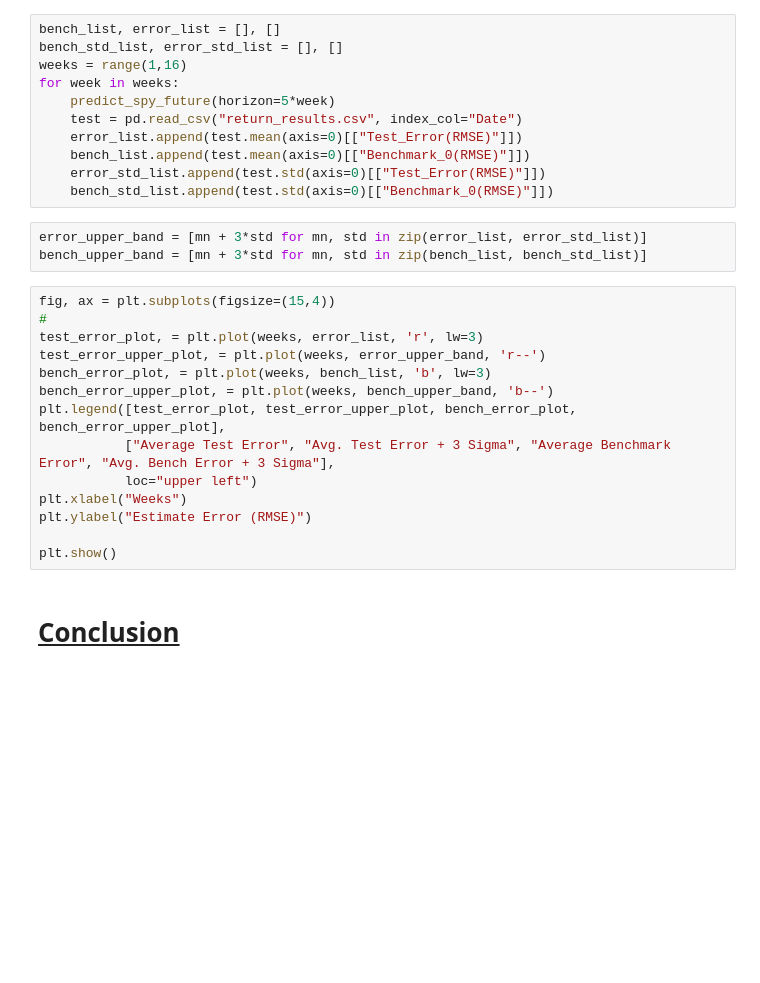
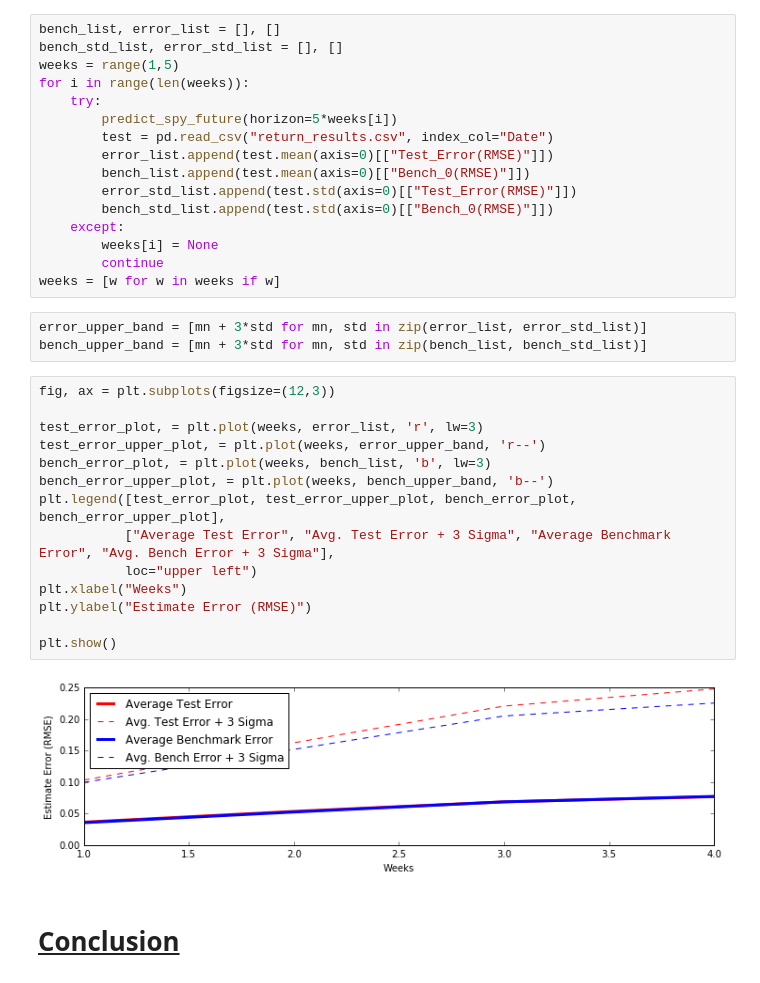
Before and after one commit to Seananigans/Finance, a Jupyter notebook: StockPredictor/FinalReport.ipynb, the cells around one changed output. Cells and saved outputs as stored; diff of their text form; blank space fills up the shorter version.

```diff
--- a/StockPredictor/FinalReport.ipynb
+++ b/StockPredictor/FinalReport.ipynb
@@ -565,31 +497,38 @@ The results, as shown below, are comparable to the benchmark over a number of we
 # %%
 bench_list, error_list = [], []
 bench_std_list, error_std_list = [], []
-weeks = range(1,16)
-for week in weeks:
-    predict_spy_future(horizon=5*week)
-    test = pd.read_csv("return_results.csv", index_col="Date")
-    error_list.append(test.mean(axis=0)[["Test_Error(RMSE)"]])
-    bench_list.append(test.mean(axis=0)[["Benchmark_0(RMSE)"]])
-    error_std_list.append(test.std(axis=0)[["Test_Error(RMSE)"]])
-    bench_std_list.append(test.std(axis=0)[["Benchmark_0(RMSE)"]])
+weeks = range(1,5)
+for i in range(len(weeks)):
+    try:
+        predict_spy_future(horizon=5*weeks[i])
+        test = pd.read_csv("return_results.csv", index_col="Date")
+        error_list.append(test.mean(axis=0)[["Test_Error(RMSE)"]])
+        bench_list.append(test.mean(axis=0)[["Bench_0(RMSE)"]])
+        error_std_list.append(test.std(axis=0)[["Test_Error(RMSE)"]])
+        bench_std_list.append(test.std(axis=0)[["Bench_0(RMSE)"]])
+    except:
+        weeks[i] = None
+        continue
+weeks = [w for w in weeks if w]
 # %%
 error_upper_band = [mn + 3*std for mn, std in zip(error_list, error_std_list)]
 bench_upper_band = [mn + 3*std for mn, std in zip(bench_list, bench_std_list)]
 # %%
-fig, ax = plt.subplots(figsize=(15,4))
-#
+fig, ax = plt.subplots(figsize=(12,3))
+
 test_error_plot, = plt.plot(weeks, error_list, 'r', lw=3)
 test_error_upper_plot, = plt.plot(weeks, error_upper_band, 'r--')
 bench_error_plot, = plt.plot(weeks, bench_list, 'b', lw=3)
 bench_error_upper_plot, = plt.plot(weeks, bench_upper_band, 'b--')
 plt.legend([test_error_plot, test_error_upper_plot, bench_error_plot, bench_error_upper_plot],
            ["Average Test Error", "Avg. Test Error + 3 Sigma", "Average Benchmark Error", "Avg. Bench Error + 3 Sigma"],
            loc="upper left")
 plt.xlabel("Weeks")
 plt.ylabel("Estimate Error (RMSE)")
 
 plt.show()
+# %% [output]
+[figure, added]
 # %% [markdown]
 # <u>Conclusion</u>
 # %% [markdown]
```
Also changed, not shown: parts of 48 cells of this notebook.
